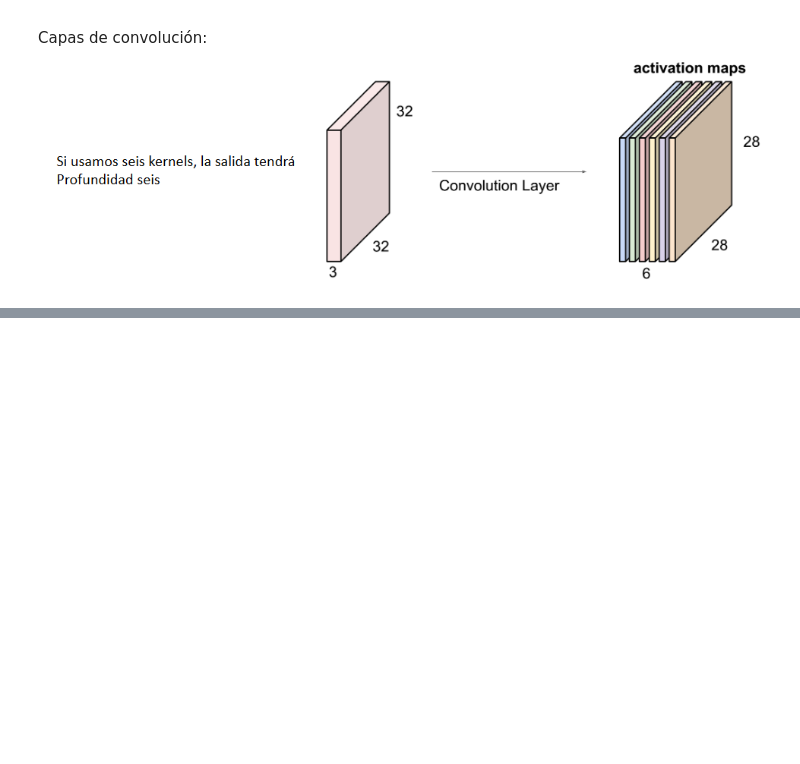
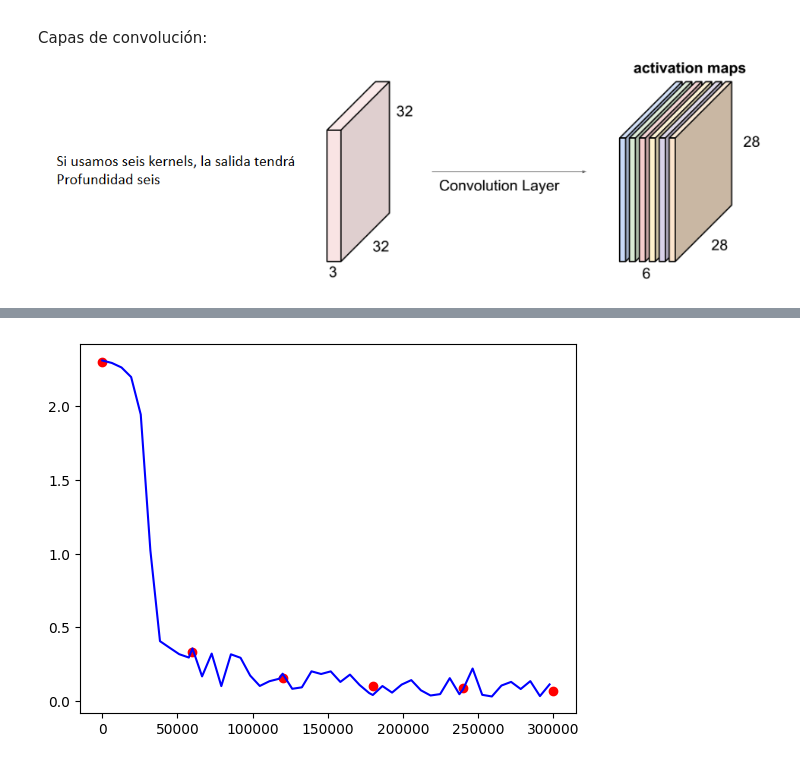
Before and after one commit to ivansipiran/CC5209-Vision-Computacional, a Jupyter notebook: Notebooks/08_CNN_MNIST.ipynb, the cells around one changed output, grey strips where cells are left out. Saved outputs shown, nothing was run; the diff lists cells and outputs as text; code cells hidden in the pictures; blank space fills up the shorter version.

```diff
--- a/Notebooks/08_CNN_MNIST.ipynb
+++ b/Notebooks/08_CNN_MNIST.ipynb
@@ -441,0 +290,7 @@ print(
+# %%
+plt.figure()
+plt.plot(train_counter, train_losses, color='blue')
+plt.scatter(test_counter, test_losses, color='red')
+plt.show()
+# %% [output]
+[figure, added]
```
Also changed, not shown: parts of 54 cells of this notebook, 8 other files.
